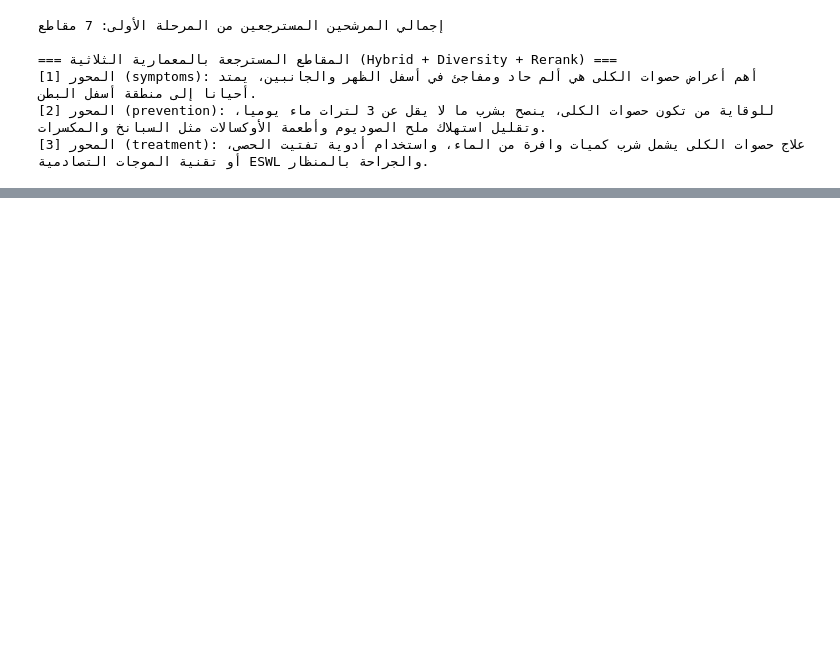
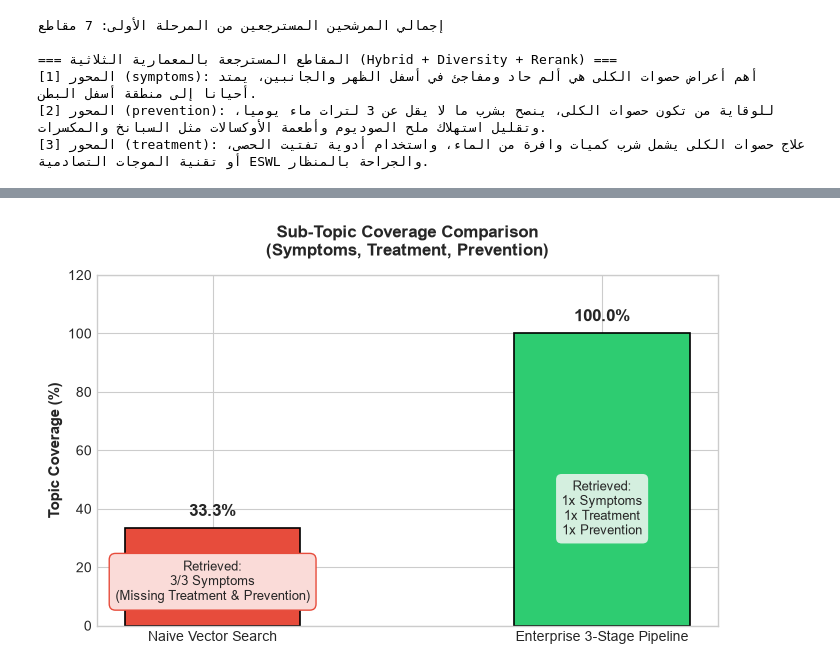
Before and after one commit to ali-abofouda/RAG-Mastery, a Jupyter notebook: playground/05-hybrid-search-and-retrieval/09-enterprise-3stage-pipeline-benchmark.ipynb, the cells around one changed output, grey strips where cells are left out. Saved outputs shown, nothing was run; the diff lists cells and outputs as text; code cells hidden in the pictures; blank space fills up the shorter version.

Commit message:
feat(playground): add visual comparison plots and heatmaps to 3-stage benchmark

```diff
--- a/playground/05-hybrid-search-and-retrieval/09-enterprise-3stage-pipeline-benchmark.ipynb
+++ b/playground/05-hybrid-search-and-retrieval/09-enterprise-3stage-pipeline-benchmark.ipynb
@@ -186,0 +207,30 @@ print("=" * 55)
+# %%
+# 1. رسم بياني لمقارنة نسبة تغطية المحاور
+plt.style.use('seaborn-v0_8-whitegrid' if 'seaborn-v0_8-whitegrid' in plt.style.available else 'default')
+
+fig, ax = plt.subplots(figsize=(7, 4.5))
+
+methods = ['Naive Vector Search', 'Enterprise 3-Stage Pipeline']
+scores = [naive_cov, ent_cov]
+colors = ['#e74c3c', '#2ecc71']
+
+bars = ax.bar(methods, scores, color=colors, width=0.45, edgecolor='black', linewidth=1.2)
+ax.set_ylim(0, 120)
+ax.set_ylabel('Topic Coverage (%)', fontsize=11, fontweight='bold')
+ax.set_title('Sub-Topic Coverage Comparison\n(Symptoms, Treatment, Prevention)', fontsize=12, fontweight='bold', pad=14)
+
+for bar in bars:
+    height = bar.get_height()
+    ax.text(bar.get_x() + bar.get_width()/2., height + 3,
+            f'{height:.1f}%', ha='center', va='bottom', fontsize=12, fontweight='bold')
+
+# وسوم توضيحية لما تم استرجاعه فعليا
+ax.text(0, 15, 'Retrieved:\n3/3 Symptoms\n(Missing Treatment & Prevention)',
+        ha='center', va='center', bbox=dict(boxstyle='round,pad=0.5', facecolor='#fadbd8', edgecolor='#e74c3c'), fontsize=9)
+ax.text(1, 40, 'Retrieved:\n1x Symptoms\n1x Treatment\n1x Prevention',
+        ha='center', va='center', bbox=dict(boxstyle='round,pad=0.5', facecolor='#d4efdf', edgecolor='#2ecc71'), fontsize=9)
+
+plt.tight_layout()
+plt.show()
+# %% [output]
+[figure, added]
```
Also changed, not shown: parts of 19 cells of this notebook.
